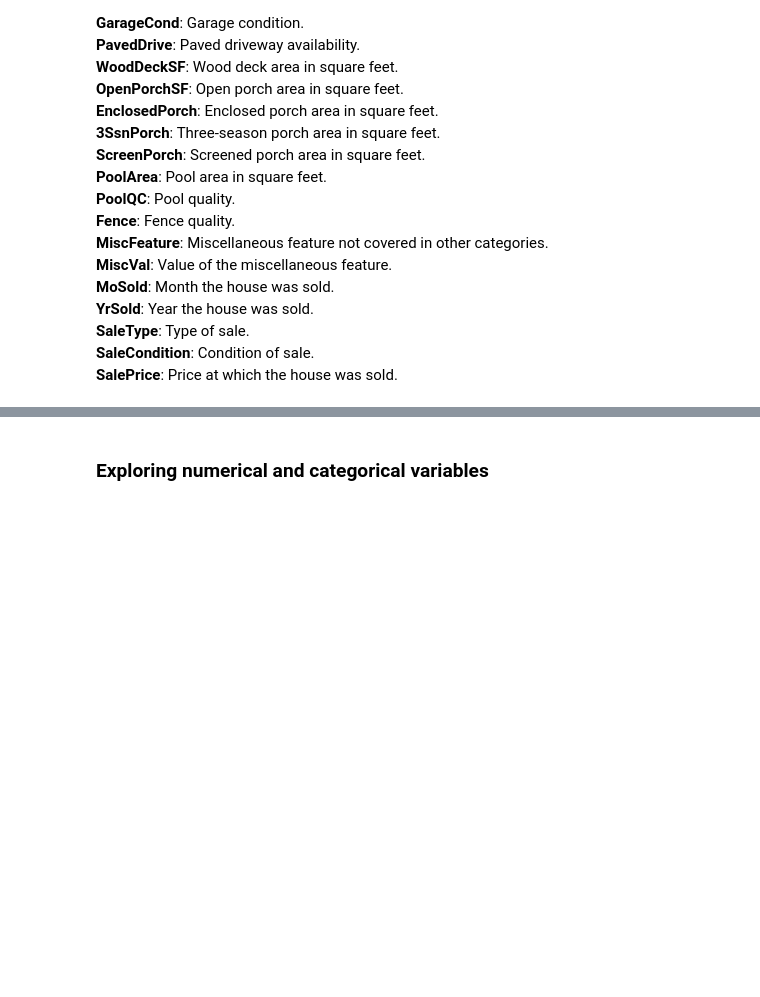
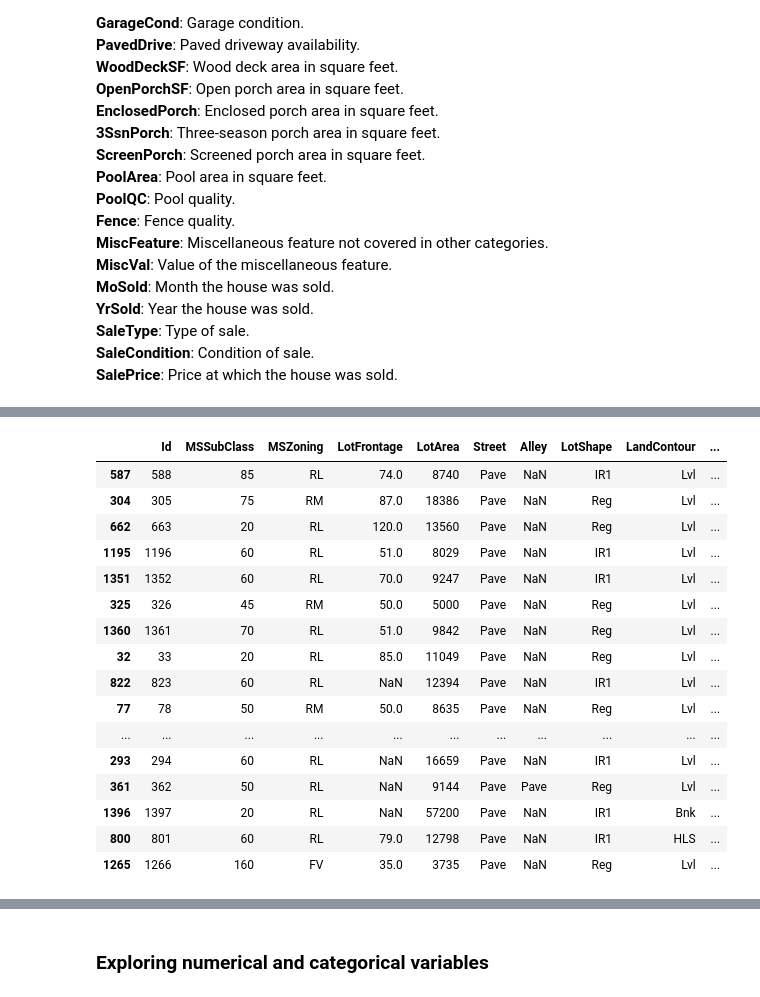
Before and after one commit to TheLazyCactus/ironhack-v4-data-lessons, a Jupyter notebook: cohorts/15_oct_24/04_eda_inf_stats_tableau/W13D1_EDA_univariate.ipynb, the cells around one changed output, grey strips where cells are left out. Cells and saved outputs as stored; diff of their text form; code cells hidden in the pictures; folded sections open; blank space fills up the shorter version.

```diff
--- a/cohorts/15_oct_24/04_eda_inf_stats_tableau/W13D1_EDA_univariate.ipynb
+++ b/cohorts/15_oct_24/04_eda_inf_stats_tableau/W13D1_EDA_univariate.ipynb
@@ -147,3 +154,23 @@ df.head()
+# %%
+df.sample(30)
+# %% [output]
+|  | Id | MSSubClass | MSZoning | LotFrontage | LotArea | Street | Alley | LotShape | LandContour | ... |
+| 587 | 588 | 85 | RL | 74.0 | 8740 | Pave | NaN | IR1 | Lvl | ... |
+| 304 | 305 | 75 | RM | 87.0 | 18386 | Pave | NaN | Reg | Lvl | ... |
+| 662 | 663 | 20 | RL | 120.0 | 13560 | Pave | NaN | Reg | Lvl | ... |
+| 1195 | 1196 | 60 | RL | 51.0 | 8029 | Pave | NaN | IR1 | Lvl | ... |
+| 1351 | 1352 | 60 | RL | 70.0 | 9247 | Pave | NaN | IR1 | Lvl | ... |
+| 325 | 326 | 45 | RM | 50.0 | 5000 | Pave | NaN | Reg | Lvl | ... |
+| 1360 | 1361 | 70 | RL | 51.0 | 9842 | Pave | NaN | Reg | Lvl | ... |
+| 32 | 33 | 20 | RL | 85.0 | 11049 | Pave | NaN | Reg | Lvl | ... |
+| 822 | 823 | 60 | RL | NaN | 12394 | Pave | NaN | IR1 | Lvl | ... |
+| 77 | 78 | 50 | RM | 50.0 | 8635 | Pave | NaN | Reg | Lvl | ... |
+| ... | ... | ... | ... | ... | ... | ... | ... | ... | ... | ... |
+| 293 | 294 | 60 | RL | NaN | 16659 | Pave | NaN | IR1 | Lvl | ... |
+| 361 | 362 | 50 | RL | NaN | 9144 | Pave | Pave | Reg | Lvl | ... |
+| 1396 | 1397 | 20 | RL | NaN | 57200 | Pave | NaN | IR1 | Bnk | ... |
+| 800 | 801 | 60 | RL | 79.0 | 12798 | Pave | NaN | IR1 | HLS | ... |
+| 1265 | 1266 | 160 | FV | 35.0 | 3735 | Pave | NaN | Reg | Lvl | ... |
 # %%
 # Retrieving the number of rows and columns in the dataframe
 df.shape
```
Also changed, not shown: parts of 25 cells of this notebook.
